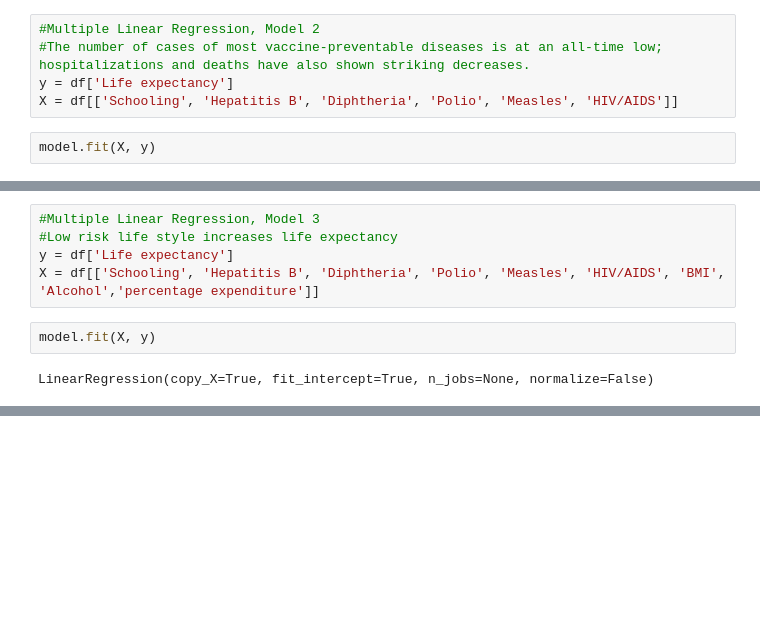
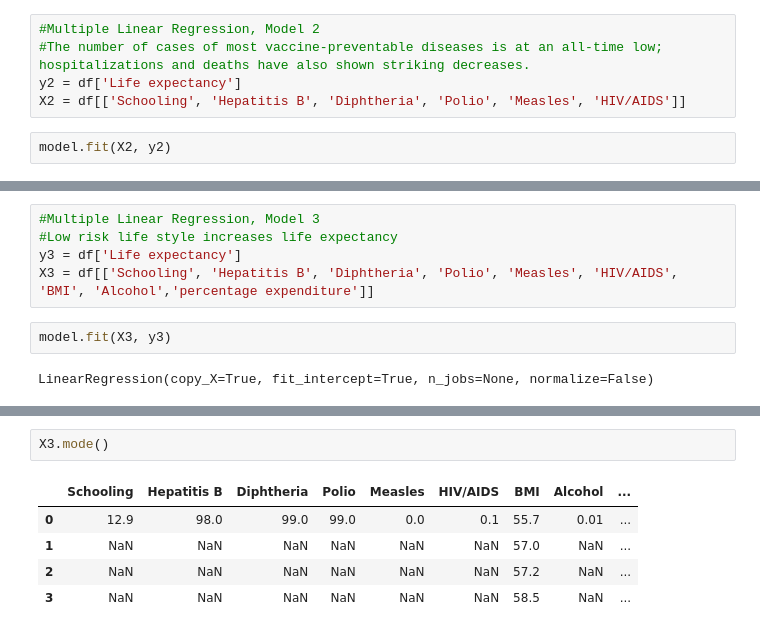
Before and after one commit to KennethThePro/LinearRegression_LifeExpectancy, a Jupyter notebook: Life Expectancy Linear Regression.ipynb, the cells around one changed output, grey strips where cells are left out. Drawn from its saved outputs; the diff is of its cells as text; blank space fills up the shorter version.

```diff
--- a/Life Expectancy Linear Regression.ipynb
+++ b/Life Expectancy Linear Regression.ipynb
@@ -281,10 +278,10 @@ plt.show()
 # %%
 #Multiple Linear Regression, Model 2
 #The number of cases of most vaccine-preventable diseases is at an all-time low; hospitalizations and deaths have also shown striking decreases.
-y = df['Life expectancy']
-X = df[['Schooling', 'Hepatitis B', 'Diphtheria', 'Polio', 'Measles', 'HIV/AIDS']]
+y2 = df['Life expectancy']
+X2 = df[['Schooling', 'Hepatitis B', 'Diphtheria', 'Polio', 'Measles', 'HIV/AIDS']]
 # %%
-model.fit(X, y)
+model.fit(X2, y2)
 # %% [output]
 LinearRegression(copy_X=True, fit_intercept=True, n_jobs=None, normalize=False)
 # %%
@@ -299,10 +296,10 @@ Coefficients = [ 1.88465451e+00 -1.15627468e-02  3.01787360e-02  1.52802192e-02
 # %%
 #Multiple Linear Regression, Model 3
 #Low risk life style increases life expectancy
-y = df['Life expectancy']
-X = df[['Schooling', 'Hepatitis B', 'Diphtheria', 'Polio', 'Measles', 'HIV/AIDS', 'BMI', 'Alcohol','percentage expenditure']]
+y3 = df['Life expectancy']
+X3 = df[['Schooling', 'Hepatitis B', 'Diphtheria', 'Polio', 'Measles', 'HIV/AIDS', 'BMI', 'Alcohol','percentage expenditure']]
 # %%
-model.fit(X, y)
+model.fit(X3, y3)
 # %% [output]
 LinearRegression(copy_X=True, fit_intercept=True, n_jobs=None, normalize=False)
 # %%
@@ -317,0 +328,8 @@ Coefficients = [ 1.55388746e+00 -9.66648157e-03  3.14583993e-02  1.61839315e-02
+# %%
+X3.mode()
+# %% [output]
+|  | Schooling | Hepatitis B | Diphtheria | Polio | Measles | HIV/AIDS | BMI | Alcohol | ... |
+| 0 | 12.9 | 98.0 | 99.0 | 99.0 | 0.0 | 0.1 | 55.7 | 0.01 | ... |
+| 1 | NaN | NaN | NaN | NaN | NaN | NaN | 57.0 | NaN | ... |
+| 2 | NaN | NaN | NaN | NaN | NaN | NaN | 57.2 | NaN | ... |
+| 3 | NaN | NaN | NaN | NaN | NaN | NaN | 58.5 | NaN | ... |
```
Also changed, not shown: parts of 10 cells of this notebook.
